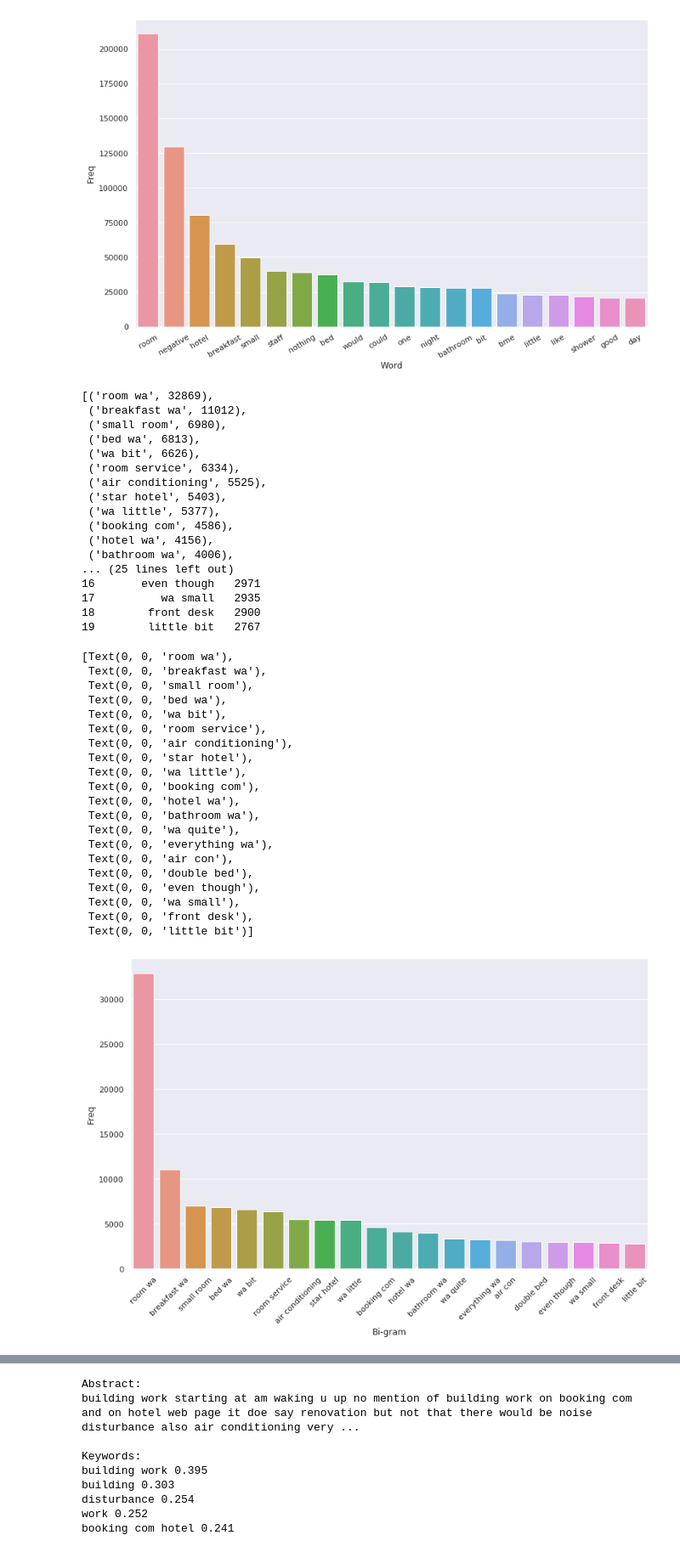
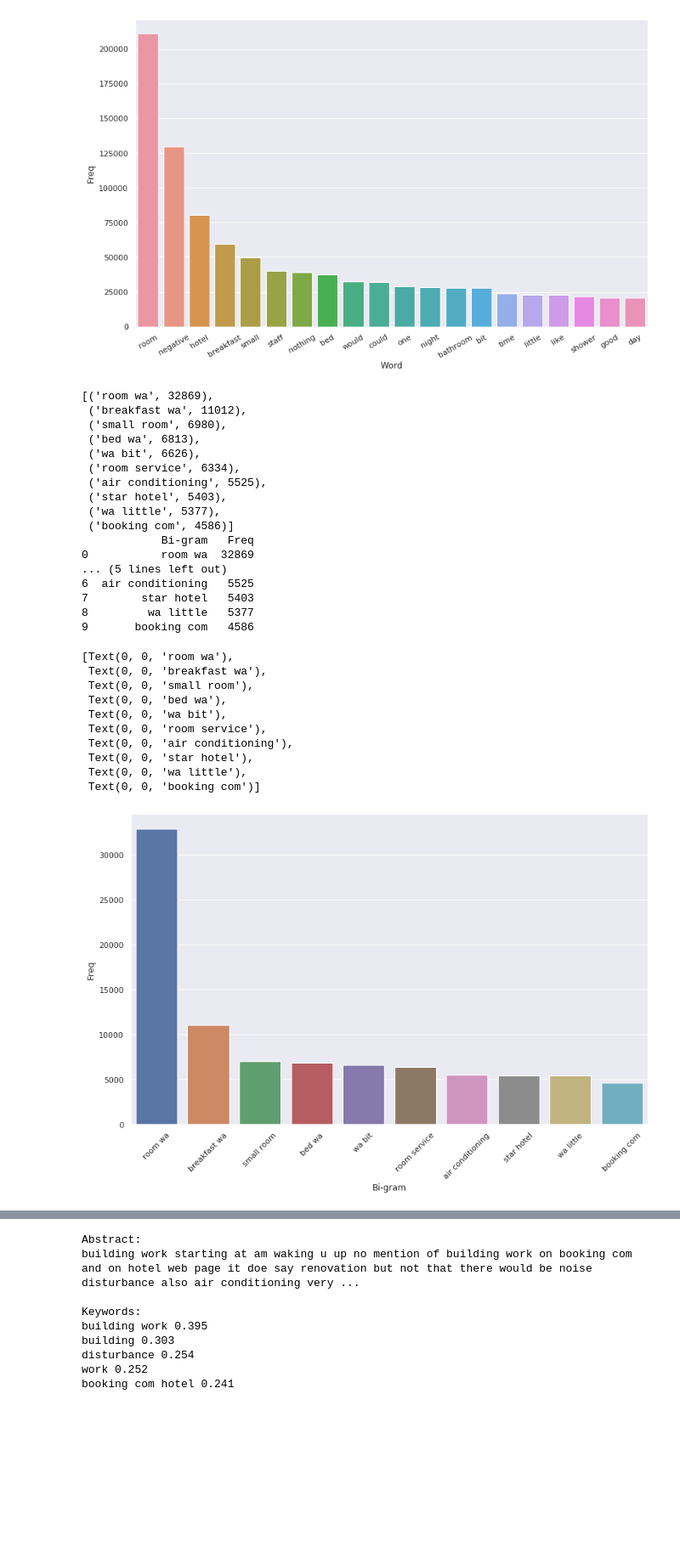
Before and after one commit to hammou2020/HotelReviewAnalysis, a Jupyter notebook: keyword_extraction.ipynb, the cells around one changed output, grey strips where cells are left out. Shown at 85% size. Drawn from its saved outputs; the diff is of its cells as text; code cells hidden in the pictures; blank space fills up the shorter version.

```diff
--- a/keyword_extraction.ipynb
+++ b/keyword_extraction.ipynb
@@ -3,5 +24,5 @@ import pandas
 # %%
-dataset = pandas.read_csv('Hotel_Reviews.csv')
+dataset = pandas.read_csv('/content/drive/My Drive/Colab Notebooks/data/Hotel_Reviews.csv')
 dataset.head()
 # %% [output]
 |  | Hotel_Address | Additional_Number_of_Scoring | Review_Date | Average_Score | Hotel_Name | Reviewer_Nationality | ... |
@@ -257,57 +241,47 @@ def get_top_n2_words(corpus, n=None):
 
     return words_freq[:n]
 
-top2_words = get_top_n2_words(corpus, n=20)
+top2_words = get_top_n2_words(corpus, n=10)
 from pprint import pprint
 pprint(top2_words)
 top2_df = pandas.DataFrame(top2_words)
 top2_df.columns=["Bi-gram", "Freq"]
 print(top2_df)
 
 #Barplot of most freq Bi-grams
 import seaborn as sns
 sns.set(rc={'figure.figsize':(13,8)})
 h=sns.barplot(x="Bi-gram", y="Freq", data=top2_df)
 h.set_xticklabels(h.get_xticklabels(), rotation=45)
 # %% [output]
 [('room wa', 32869),
  ('breakfast wa', 11012),
  ('small room', 6980),
  ('bed wa', 6813),
  ('wa bit', 6626),
  ('room service', 6334),
  ('air conditioning', 5525),
  ('star hotel', 5403),
  ('wa little', 5377),
- ('booking com', 4586),
- ('hotel wa', 4156),
- ('bathroom wa', 4006),
-... (25 lines left out)
-16       even though   2971
-17          wa small   2935
-18        front desk   2900
-19        little bit   2767
+ ('booking com', 4586)]
+            Bi-gram   Freq
+0           room wa  32869
+... (5 lines left out)
+6  air conditioning   5525
+7        star hotel   5403
+8         wa little   5377
+9       booking com   4586
 [Text(0, 0, 'room wa'),
  Text(0, 0, 'breakfast wa'),
  Text(0, 0, 'small room'),
  Text(0, 0, 'bed wa'),
  Text(0, 0, 'wa bit'),
  Text(0, 0, 'room service'),
  Text(0, 0, 'air conditioning'),
  Text(0, 0, 'star hotel'),
  Text(0, 0, 'wa little'),
- Text(0, 0, 'booking com'),
- Text(0, 0, 'hotel wa'),
- Text(0, 0, 'bathroom wa'),
- Text(0, 0, 'wa quite'),
- Text(0, 0, 'everything wa'),
- Text(0, 0, 'air con'),
- Text(0, 0, 'double bed'),
- Text(0, 0, 'even though'),
- Text(0, 0, 'wa small'),
- Text(0, 0, 'front desk'),
- Text(0, 0, 'little bit')]
+ Text(0, 0, 'booking com')]
-[figure, old version]
+[figure, new version]
 # %%
 corpus_trigram = []
 for i in range(0, 515730):
```
Also changed, not shown: parts of 17 cells of this notebook.
